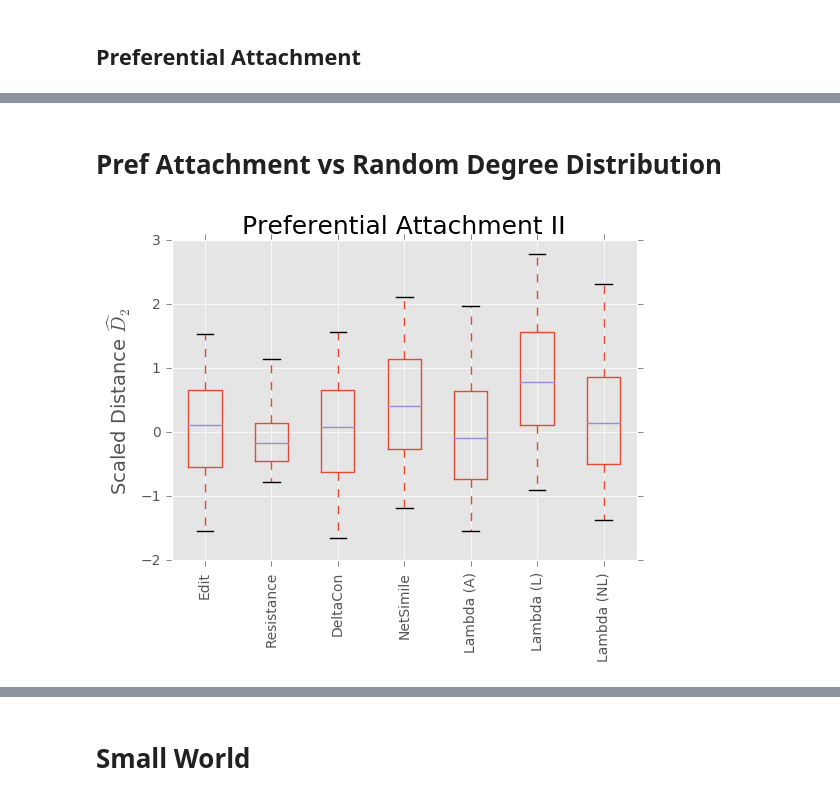
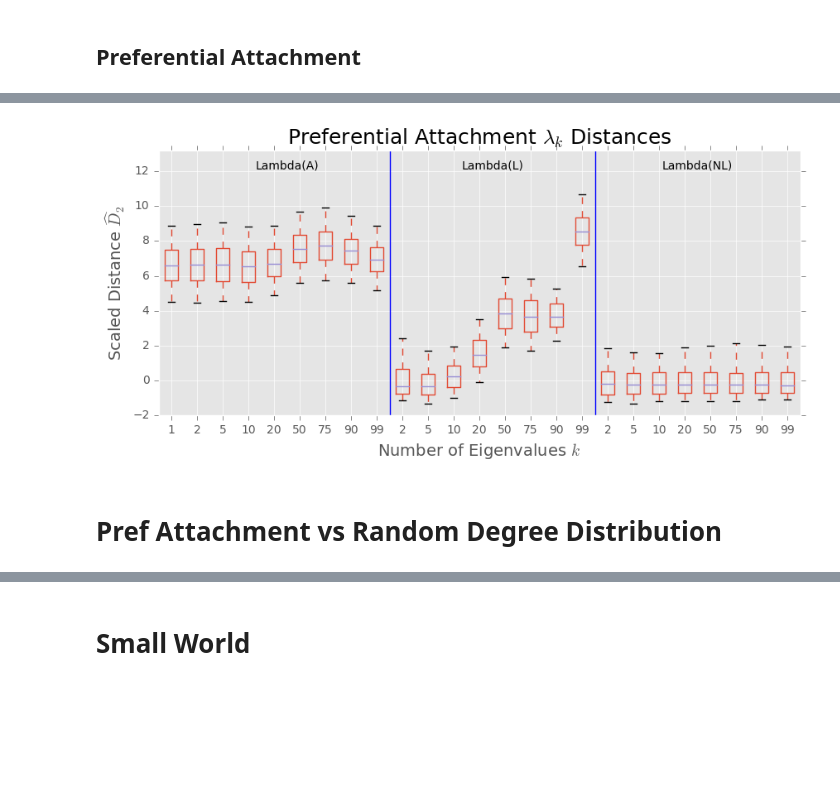
Before and after one commit to peterewills/graph_metrics_paper_code, a Jupyter notebook: make_figures.ipynb, the cells around one changed output, grey strips where cells are left out. Saved outputs shown, nothing was run; the diff lists cells and outputs as text; code cells hidden in the pictures; blank space fills up the shorter version.

```diff
--- a/make_figures.ipynb
+++ b/make_figures.ipynb
@@ -239,24 +144,13 @@ if save_figs:
+# %%
+path = 'pickled_data/PA_vs_uncorr_lambdak.p'
+title = 'Preferential Attachment $\lambda_k$ Distances'
+filename = 'pref_att_k.pdf'
+k_list = [1,2,5,10,20,50,75,90,99]
+figsize = [10,4]
+
+plot_lambda_k(path,k_list,title=title,scale=1.1,save=True,filename=filename,
+             figsize=figsize)
+# %% [output]
+[figure, added]
 # %% [markdown]
 # Pref Attachment vs Random Degree Distribution
-# %%
-data_dict = pd.read_pickle('pickled_data/degmatched_PA.p')
-
-adj_null = data_dict['results_df_null']['Adjacency Distances'].T
-adj_not = data_dict['results_df_not_null']['Adjacency Distances'].T
-
-for item in [adj_null,adj_not]:
-    item.index = range(item.shape[0])
-
-adj_scaled = (adj_not - adj_null.mean())/adj_null.std()
-
-plt.figure(figsize=(6,4))
-adj_scaled.boxplot(**kwargs);
-plt.ylabel('Scaled Distance $\widehat{D}_2$');
-plt.xticks(range(1,len(labels)+1),labels,rotation=90);
-plt.title('Preferential Attachment II');
-
-if save_figs:
-    fig = plt.gcf();
-    fig.savefig(os.path.join(figures_dir,'degmatched_pa.pdf'),dpi=300,bbox_inches='tight');
-# %% [output]
-[figure, removed]
```
Also changed, not shown: parts of 18 cells of this notebook, 9 other files.
